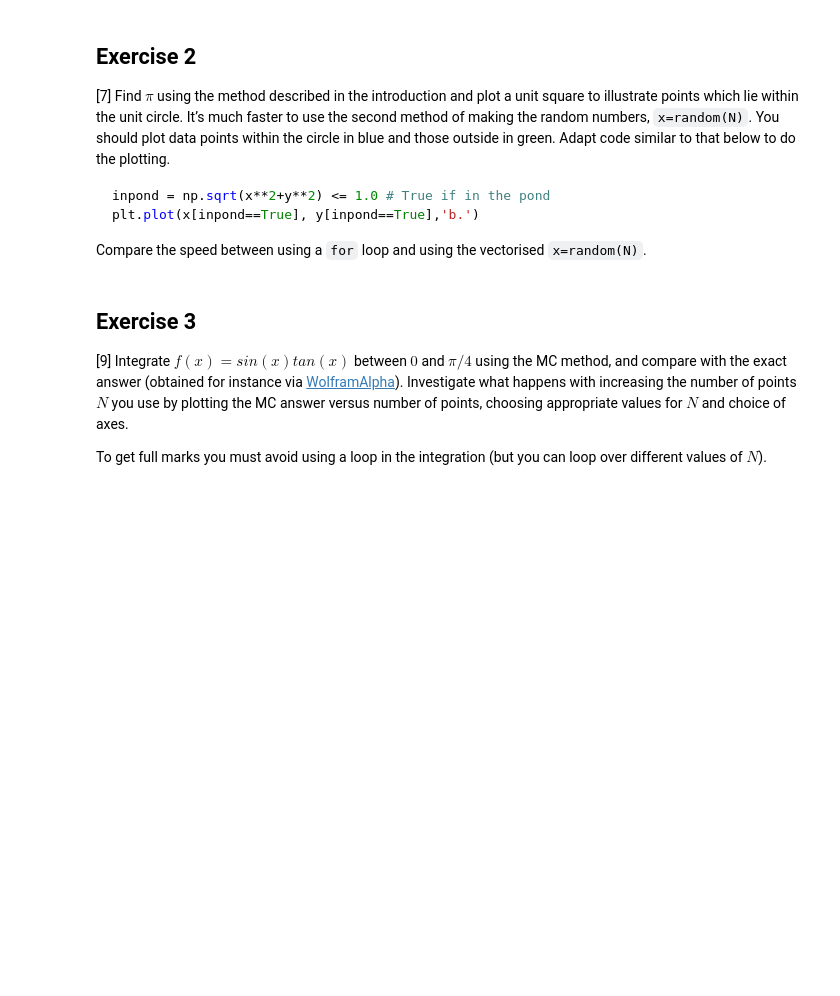
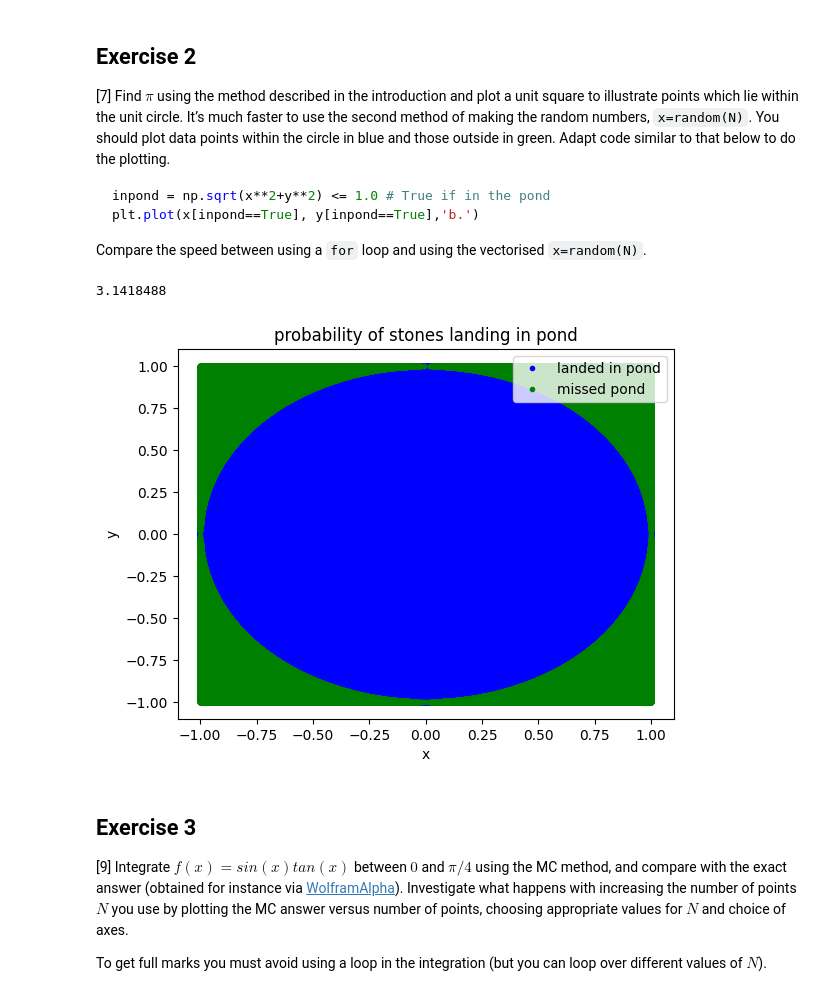
Before and after one commit to PX2145-2025/week-6-b-max-cook, a Jupyter notebook: Monte_Carlo.ipynb, the cells around one changed output. Saved outputs shown, nothing was run; the diff lists cells and outputs as text; code cells hidden in the pictures; blank space fills up the shorter version.

```diff
--- a/Monte_Carlo.ipynb
+++ b/Monte_Carlo.ipynb
@@ -209,3 +222,19 @@ plt.plot(x[inpond==True], y[inpond==True],'b.')
+# %%
+N=int(1e7)
+x,y=2*np.random.rand(2,N)-1
+inpond = np.sqrt(x**2+y**2) <= 1.0 # True if in the pond
+outpond = np.sqrt(x**2+y**2) > 1.0
+plt.plot(x[inpond==True], y[inpond==True],'b.', label='landed in pond')
+plt.plot(x[outpond==True], y[outpond==True],'g.', label='missed pond')
+plt.xlabel('x')
+plt.ylabel('y')
+plt.title('probability of stones landing in pond')
+plt.legend()
+pi_approx=4*np.sum(inpond)/N
+print(pi_approx)
+# %% [output]
+3.1418488
+[figure, added]
 # %% [markdown]
 ## Exercise 3
 
```
Also changed, not shown: parts of 13 cells of this notebook.
